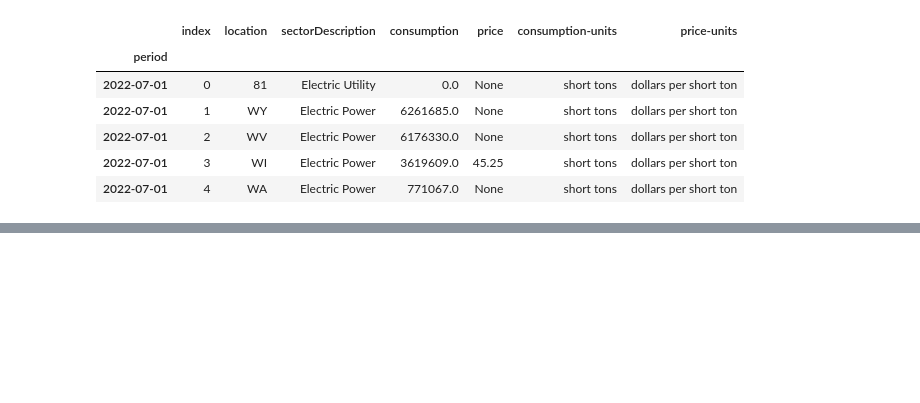
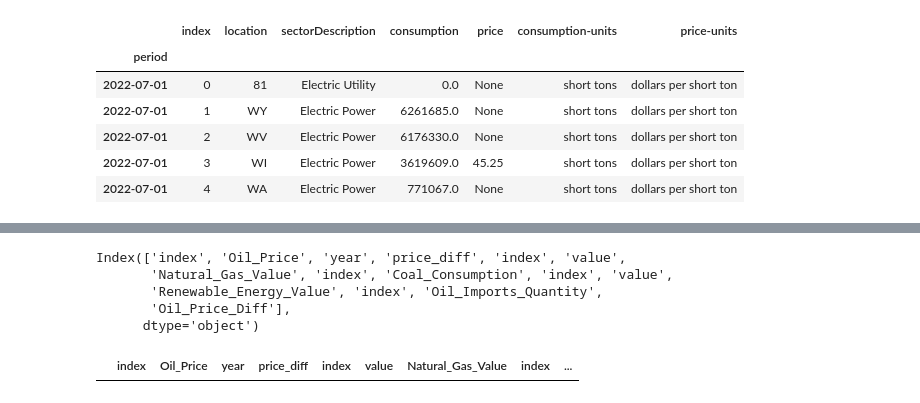
Before and after one commit to hanaDemma/Change_point_analysis_and_statistical_modelling-, a Jupyter notebook: notebooks/change_point_analysis.ipynb, the cells around one changed output, grey strips where cells are left out. Cells and saved outputs as stored; diff of their text form; code cells hidden in the pictures; blank space fills up the shorter version.

```diff
--- a/notebooks/change_point_analysis.ipynb
+++ b/notebooks/change_point_analysis.ipynb
@@ -951,0 +971,8 @@ coal_consumption.head()
+# %%
+print(combined_df.columns)
+# %% [output]
+Index(['index', 'Oil_Price', 'year', 'price_diff', 'index', 'value',
+       'Natural_Gas_Value', 'index', 'Coal_Consumption', 'index', 'value',
+       'Renewable_Energy_Value', 'index', 'Oil_Imports_Quantity',
+       'Oil_Price_Diff'],
+      dtype='object')
@@ -951,0 +984,4 @@ coal_consumption.head()
+# %%
+combined_df.head(0)
+# %% [output]
+|  | index | Oil_Price | year | price_diff | index | value | Natural_Gas_Value | index | ... |
```
Also changed, not shown: parts of 7 cells of this notebook.
